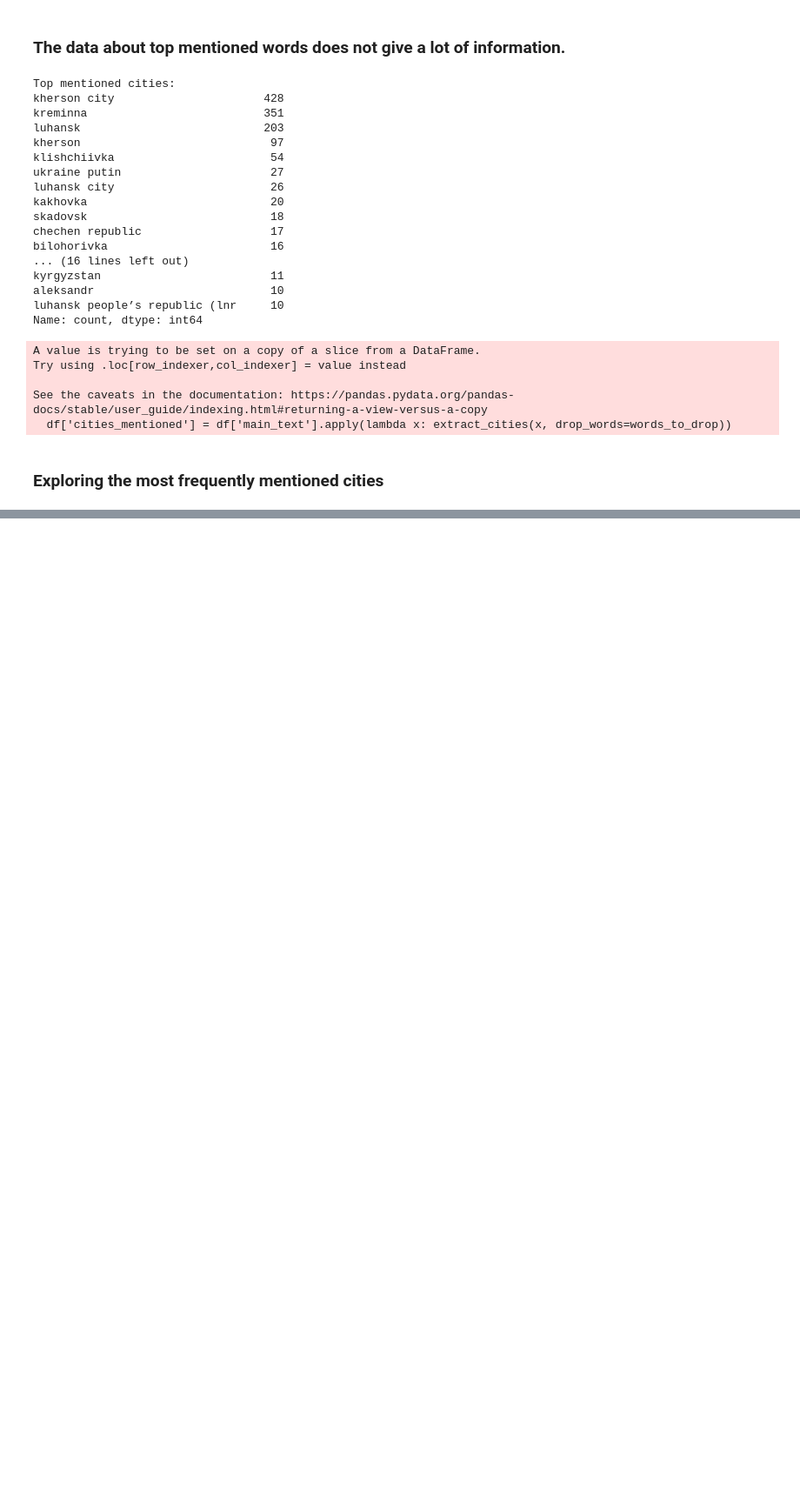
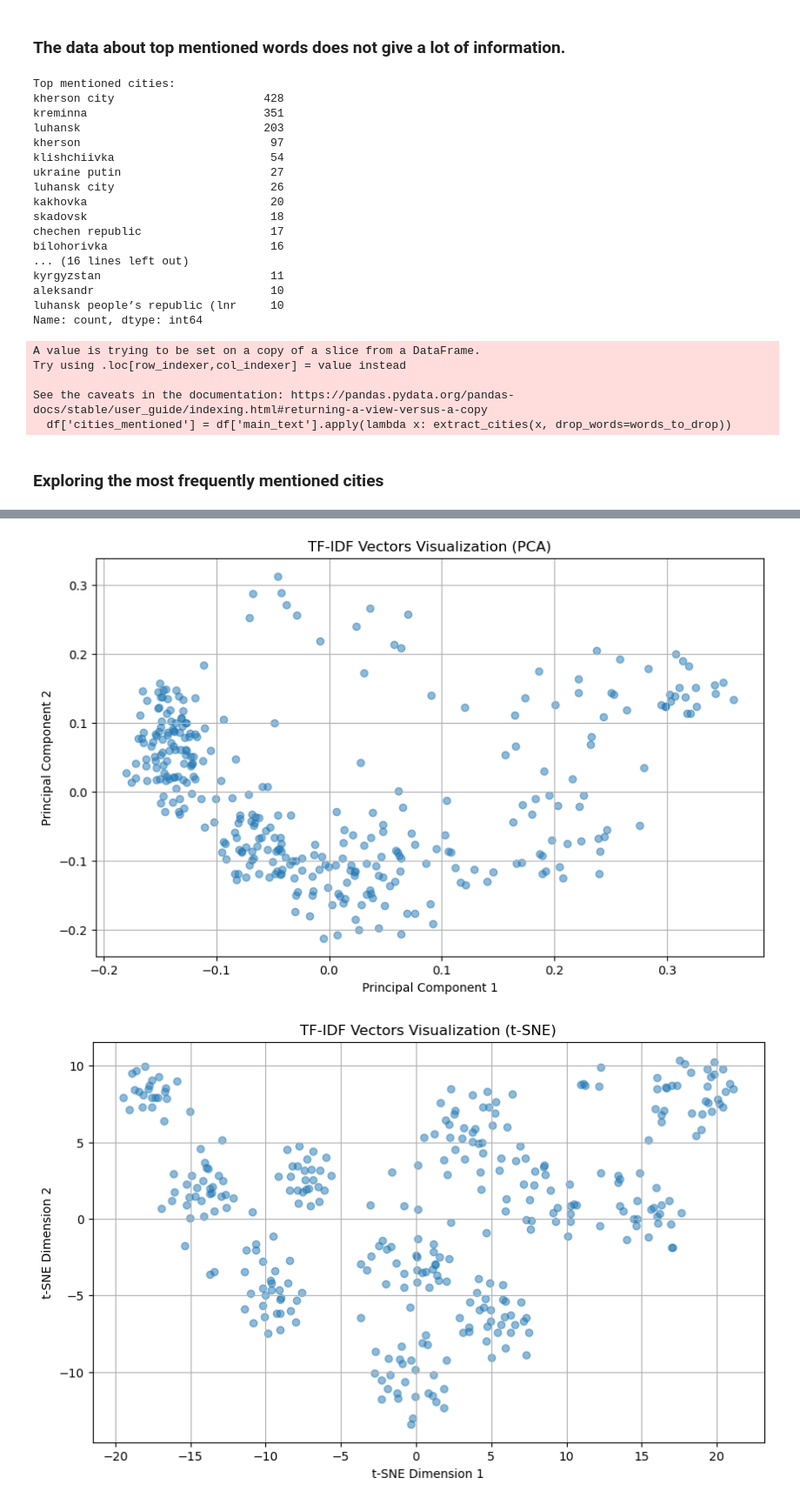
Before and after one commit to team1dsnaukma/Alarm_Predictor, a Jupyter notebook: eda/iswEDA.ipynb, the cells around one changed output, grey strips where cells are left out. Shown at 87% size. Cells and saved outputs as stored; diff of their text form; code cells hidden in the pictures; blank space fills up the shorter version.

```diff
--- a/eda/iswEDA.ipynb
+++ b/eda/iswEDA.ipynb
@@ -506,0 +509,12 @@ city_map
+# %%
+from sklearn.feature_extraction.text import TfidfVectorizer
+
+texts = df['main_text'].tolist()
+
+tfidf_vectorizer = TfidfVectorizer()
+
+tfidf_vectors = tfidf_vectorizer.fit_transform(texts)
+
+print("Shape of TF-IDF matrix:", tfidf_vectors.shape)
+
+print("Vocabulary (Feature Names):", tfidf_vectorizer.get_feature_names_out())
@@ -506,0 +645,32 @@ city_map
+# %%
+
+import matplotlib.pyplot as plt
+from sklearn.feature_extraction.text import TfidfVectorizer
+from sklearn.decomposition import PCA
+from sklearn.manifold import TSNE
+
+pca = PCA(n_components=2, random_state=42)
+tfidf_vectors_pca = pca.fit_transform(tfidf_vectors.toarray())
+
+plt.figure(figsize=(10, 6))
+plt.scatter(tfidf_vectors_pca[:, 0], tfidf_vectors_pca[:, 1], alpha=0.5)
+plt.title("TF-IDF Vectors Visualization (PCA)")
+plt.xlabel("Principal Component 1")
+plt.ylabel("Principal Component 2")
+plt.grid(True)
+plt.show()
+
+# Visualize TF-IDF vectors using t-SNE
+tsne = TSNE(n_components=2, random_state=42)
+tfidf_vectors_tsne = tsne.fit_transform(tfidf_vectors.toarray())
+
+plt.figure(figsize=(10, 6))
+plt.scatter(tfidf_vectors_tsne[:, 0], tfidf_vectors_tsne[:, 1], alpha=0.5)
+plt.title("TF-IDF Vectors Visualization (t-SNE)")
+plt.xlabel("t-SNE Dimension 1")
+plt.ylabel("t-SNE Dimension 2")
+plt.grid(True)
+plt.show()
+# %% [output]
+[figure, added]
+[figure, added]
```
Also changed, not shown: parts of 10 cells of this notebook.
